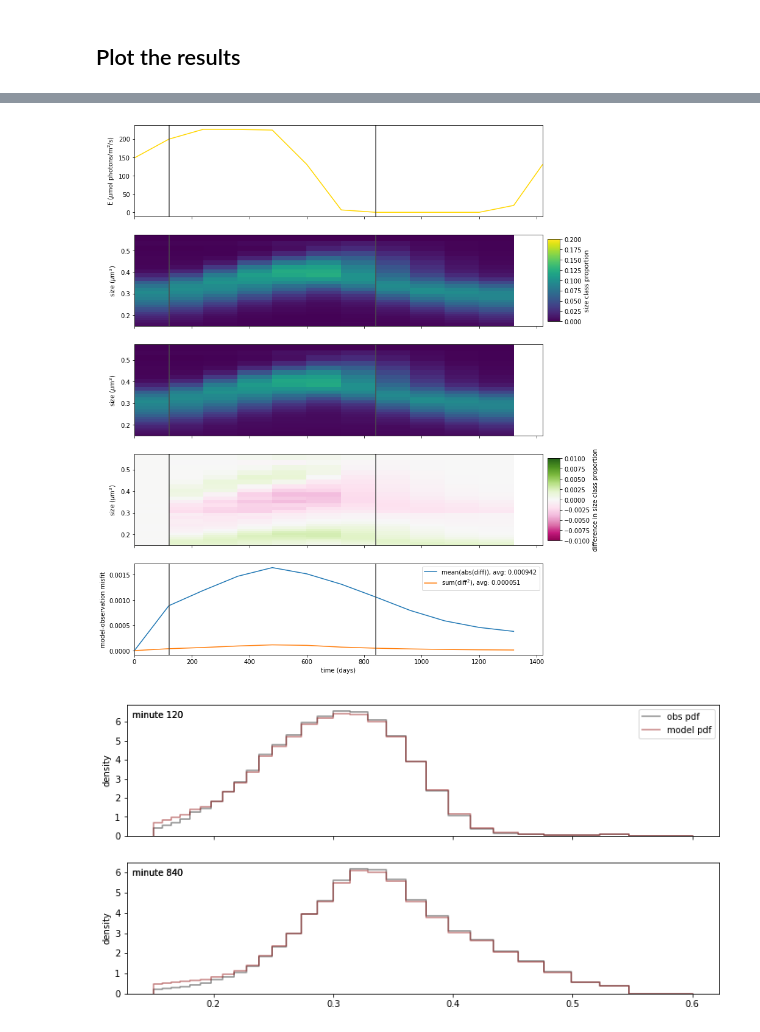
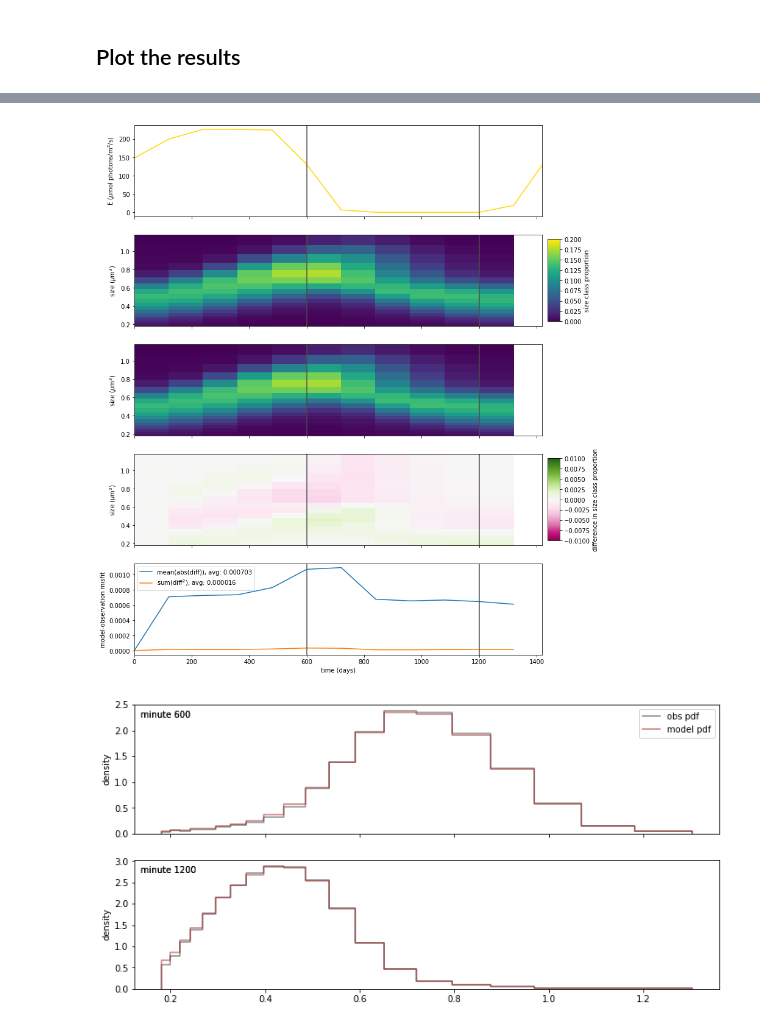
Before and after one commit to fribalet/Bayesian-matrixmodel, a Jupyter notebook: matrixmodel_zinser_deltagamma_noresp_m60.ipynb, the cells around one changed output, grey strips where cells are left out. Cells and saved outputs as stored; diff of their text form; code cells hidden in the pictures.

Commit message:
rescaled Zinser data improved model fit

```diff
--- a/matrixmodel_zinser_deltagamma_noresp_m60.ipynb
+++ b/matrixmodel_zinser_deltagamma_noresp_m60.ipynb
@@ -8,8 +8,9 @@
 import netCDF4 as nc4
 import numpy as np
 
-# load data
-datafile = 'data/Zinser_SizeDist_regrid-30-15.nc'
+## load data
+datafile = 'data/Zinser_SizeDist_regrid-20-7.nc'
+# datafile = 'data/Zinser_SizeDist_regrid-35-12.nc'
 
 data_gridded = {}
 with nc4.Dataset(datafile) as nc:
@@ -17,5 +18,5 @@ with nc4.Dataset(datafile) as nc:
         data_gridded[var] = nc.variables[var][:]
 # %%
 v_min = data_gridded['v_min']
-delta_v = 1.5/data_gridded['delta_v_inv']
+delta_v = 1.0/data_gridded['delta_v_inv']
 v = v_min * 2**(np.arange(data_gridded['m'])*delta_v)
@@ -390,7 +395,7 @@ colors = {'model':'darkred', 'obs':'0.1'}
 diff = res['model']-res['obs']
 
 t = data['dt']*np.arange(data['nt'])
-slice_indices = [1,7]
+slice_indices = [5,10]
 v_ext = data['v_min'] * 2**(np.arange(data['m']+1)*delta_v)
 v_width = v_ext[1:] - v_ext[:-1]
 
@@ -419,32 +424,32 @@ add_colorbar(ax, norm=pc.norm, cmap=pc.cmap, label='difference in size class pro
 
 ax = axs[4]
 prop = np.mean(np.abs(diff),axis=0)
 ax.plot(data['t_obs'], prop, label='mean(abs(diff)), avg: {:.6f}'.format(np.mean(prop)))
 prop = np.sum(diff**2,axis=0)
 ax.plot(data['t_obs'], prop, label='sum(diff$^2$), avg: {:.6f}'.format(np.mean(prop)))
 ax.set(xlabel='time (days)', ylabel='model-observation misfit')
 ax.legend()
 
 for ax in axs.flat:
     for i in slice_indices:
         ax.axvline(data['t_obs'][i], color='.3')
 
 # plot slices
 
 plotdata_y = np.zeros(2*(data['m']+1))
 
 fig,axs = plt.subplots(nrows=len(slice_indices), sharex=True, figsize=(12,len(slice_indices)*3))
 for i,ax in zip(slice_indices,axs.flat):
     for name in ('obs','model'):
         color = colors[name]
         cdata = res[name][:,i]
         plotdata_y[1:-1] = np.repeat(cdata/v_width,2)
         ax.plot(np.repeat(v_ext,2), plotdata_y, color=color, alpha=0.5, label='{} pdf'.format(name))
         ax.text(0.01, 0.95, 'minute {}'.format(data['t_obs'][i]), transform=ax.transAxes, va='top', ha='left')
         ax.set_ylabel('density')
         ax.set_ylim(bottom=0.0)
 axs[0].legend()
 None
 # %% [output]
-[figure, old version]
+[figure, new version]
-[figure, old version]
+[figure, new version]
```
Also changed, not shown: parts of 8 cells of this notebook, 2 other files.
